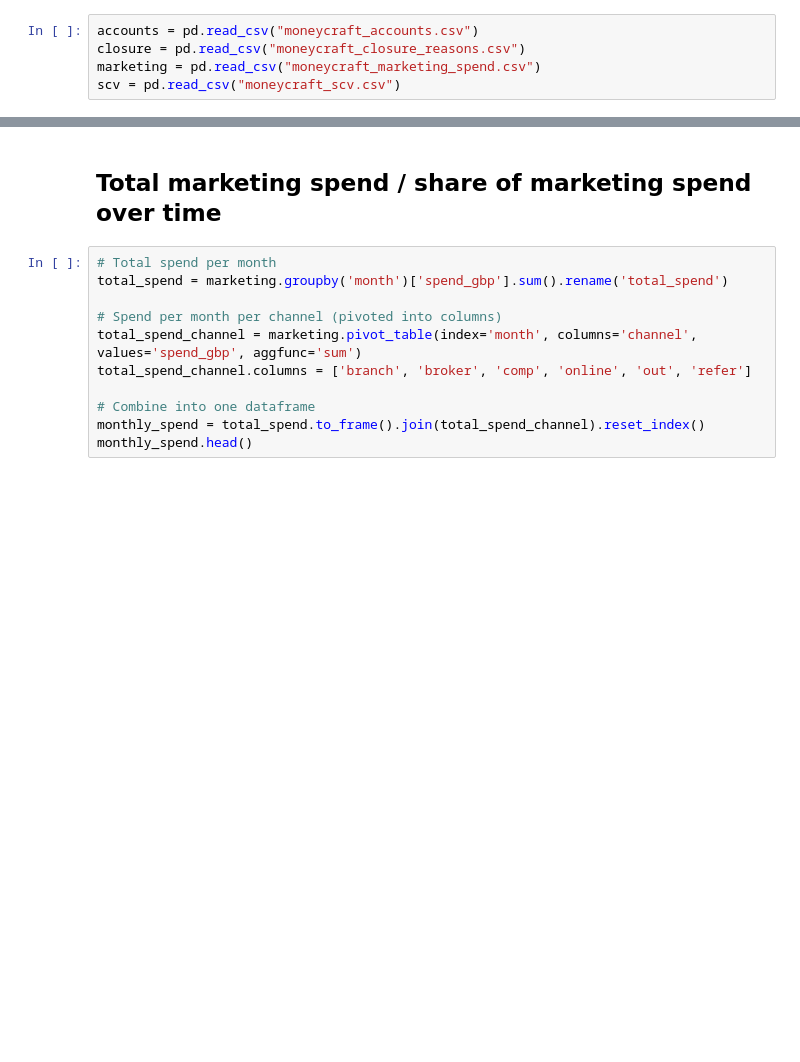
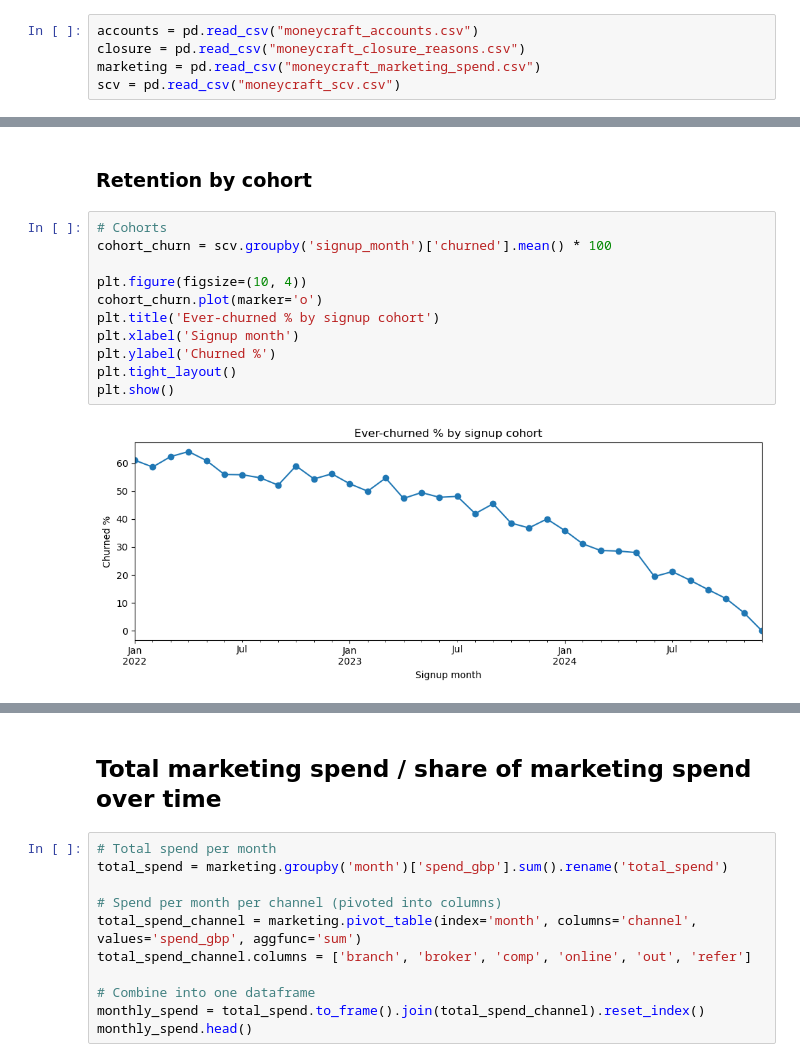
Before and after one commit to geraintmelville/moneycraft_project, a Jupyter notebook: Geraint.ipynb, the cells around one changed output, grey strips where cells are left out. Saved outputs shown, nothing was run; the diff lists cells and outputs as text; blank space fills up the shorter version.

```diff
--- a/Geraint.ipynb
+++ b/Geraint.ipynb
@@ -22,0 +457,15 @@ scv.head()
+# %% [markdown]
+### Retention by cohort
+# %%
+# Cohorts
+cohort_churn = scv.groupby('signup_month')['churned'].mean() * 100
+
+plt.figure(figsize=(10, 4))
+cohort_churn.plot(marker='o')
+plt.title('Ever-churned % by signup cohort')
+plt.xlabel('Signup month')
+plt.ylabel('Churned %')
+plt.tight_layout()
+plt.show()
+# %% [output]
+[figure, added]
```
Also changed, not shown: parts of 77 cells of this notebook, 1 other file.
